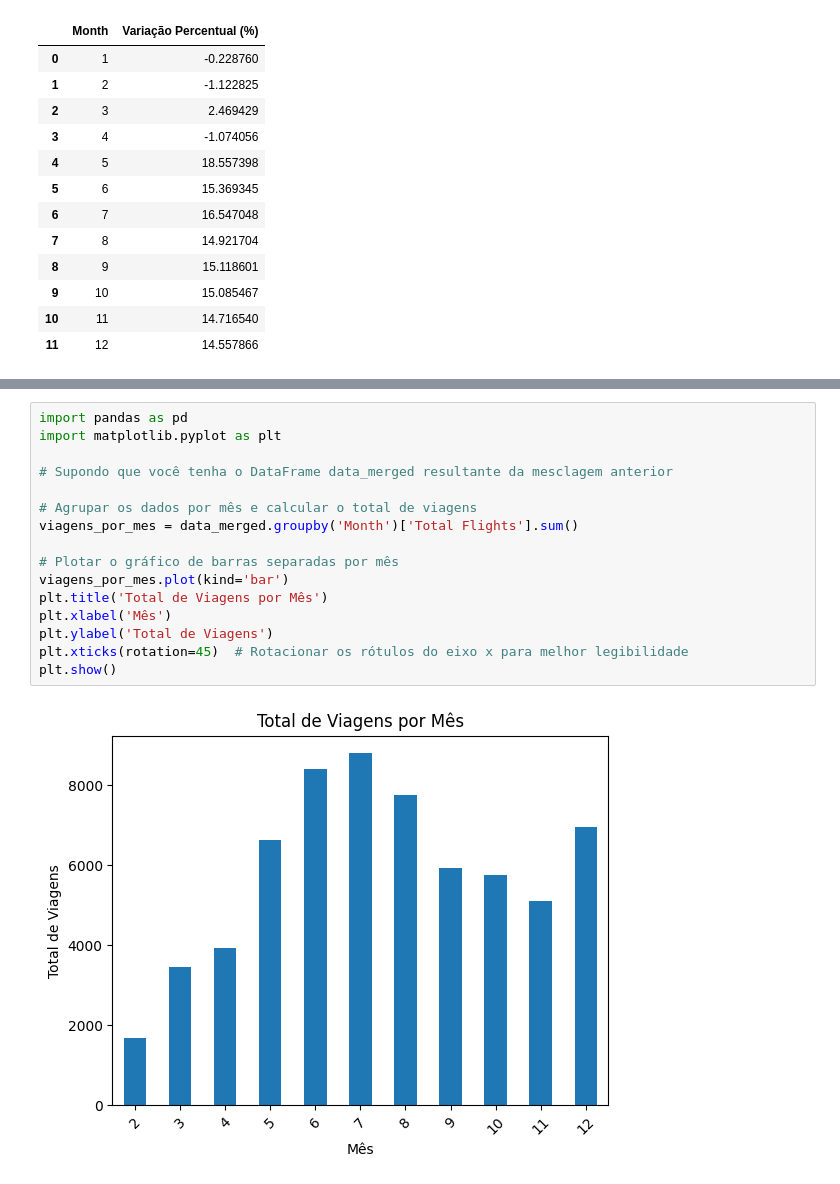
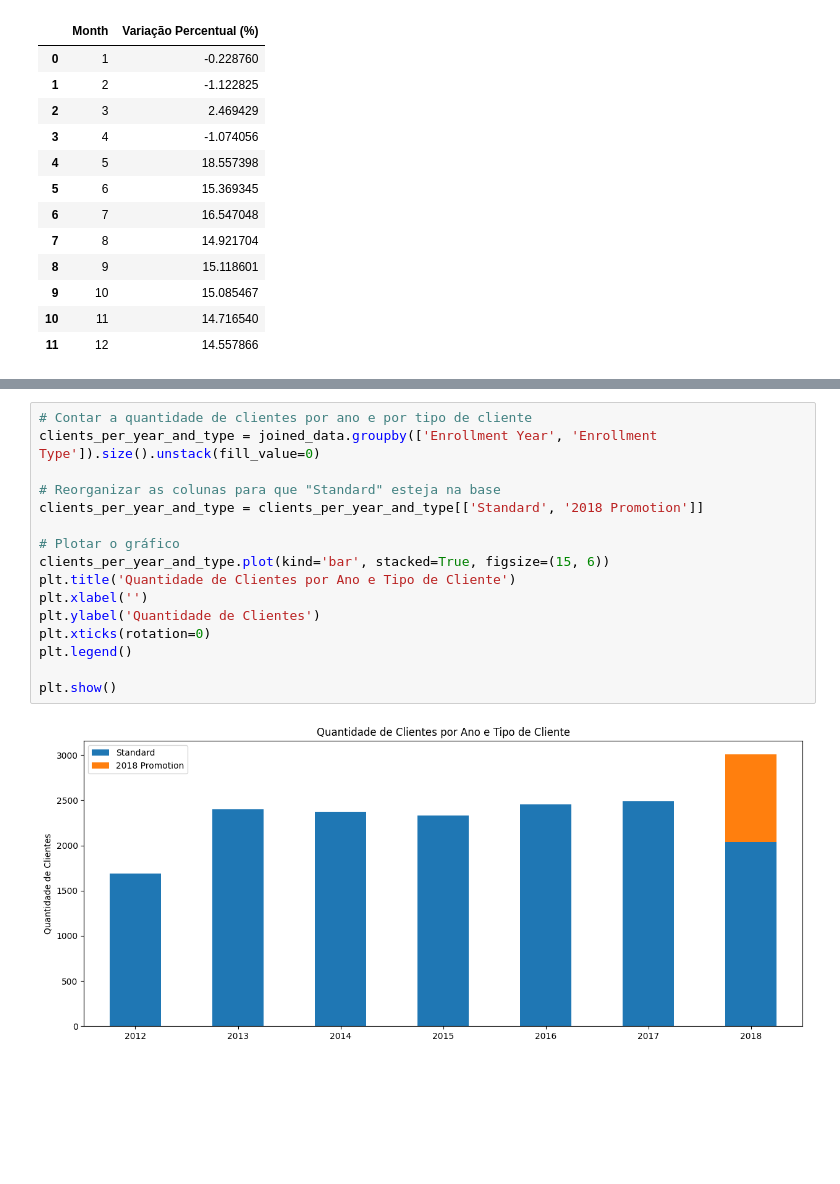
Before and after one commit to djalmarodriguess/Analise_Campanha_de_Marketing, a Jupyter notebook: main.ipynb, the cells around one changed output, grey strips where cells are left out. Saved outputs shown, nothing was run; the diff lists cells and outputs as text; blank space fills up the shorter version.

```diff
--- a/main.ipynb
+++ b/main.ipynb
@@ -491,18 +447,18 @@ data_merged_final[(data_merged_final['Year_x'] == 2017) & (data_merged_final['En
-# %%
-import pandas as pd
-import matplotlib.pyplot as plt
-
-# Supondo que você tenha o DataFrame data_merged resultante da mesclagem anterior
-
-# Agrupar os dados por mês e calcular o total de viagens
-viagens_por_mes = data_merged.groupby('Month')['Total Flights'].sum()
-
-# Plotar o gráfico de barras separadas por mês
-viagens_por_mes.plot(kind='bar')
-plt.title('Total de Viagens por Mês')
-plt.xlabel('Mês')
-plt.ylabel('Total de Viagens')
-plt.xticks(rotation=45)  # Rotacionar os rótulos do eixo x para melhor legibilidade
-plt.show()
-# %% [output]
-[figure, removed]
+# %%
+# Contar a quantidade de clientes por ano e por tipo de cliente
+clients_per_year_and_type = joined_data.groupby(['Enrollment Year', 'Enrollment Type']).size().unstack(fill_value=0)
+
+# Reorganizar as colunas para que "Standard" esteja na base
+clients_per_year_and_type = clients_per_year_and_type[['Standard', '2018 Promotion']]
+
+# Plotar o gráfico
+clients_per_year_and_type.plot(kind='bar', stacked=True, figsize=(15, 6))
+plt.title('Quantidade de Clientes por Ano e Tipo de Cliente')
+plt.xlabel('')
+plt.ylabel('Quantidade de Clientes')
+plt.xticks(rotation=0)
+plt.legend()
+
+plt.show()
+# %% [output]
+[figure, added]
```
Also changed, not shown: parts of 3 cells of this notebook.
